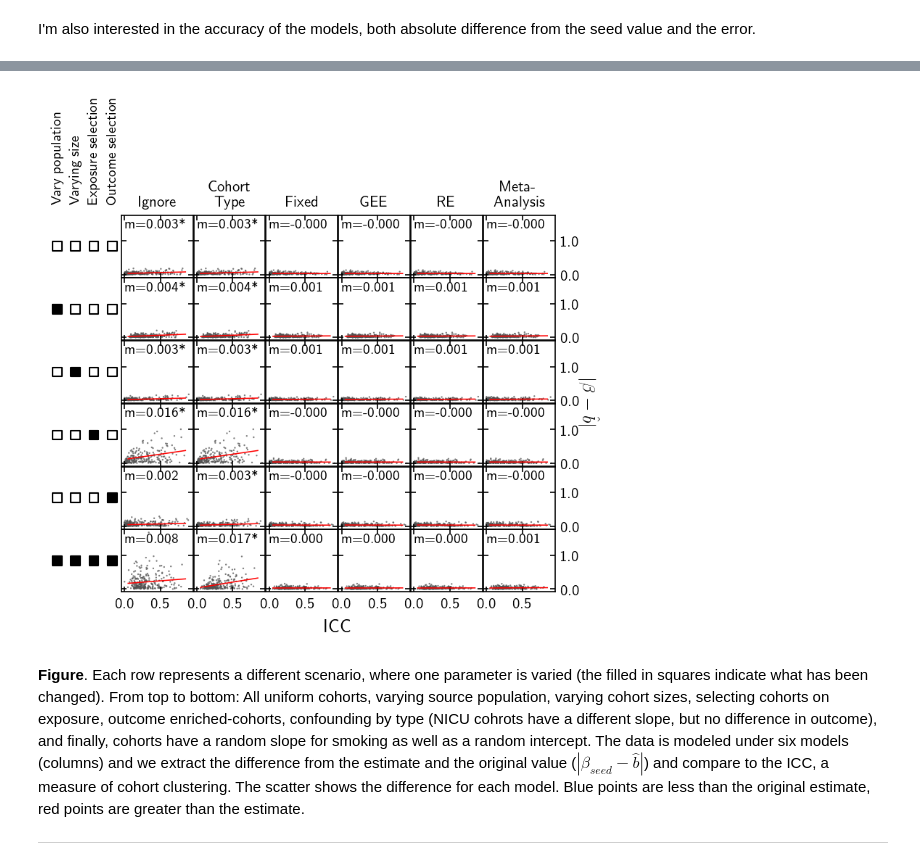
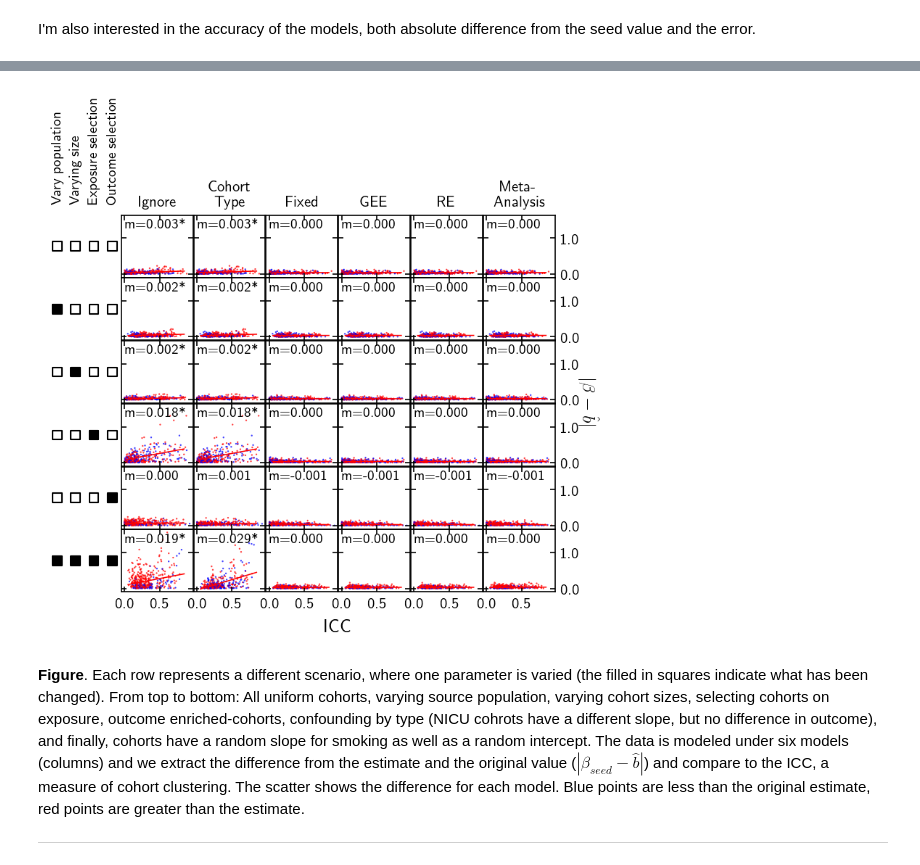
Before and after one commit to jwdebelius/theseus-autopsy, a Jupyter notebook: ipynb/Simulations.ipynb, the cells around one changed output, grey strips where cells are left out. Saved outputs shown, nothing was run; the diff lists cells and outputs as text; code cells hidden in the pictures.

```diff
--- a/ipynb/Simulations.ipynb
+++ b/ipynb/Simulations.ipynb
@@ -285,7 +286,7 @@ def build_years():
     """
     start_ = np.floor(np.random.uniform(low=0, high=18, size=1))
     dur_ = np.round(np.absolute(np.random.normal(1) * 3 + 5), 0)
-    dur_ = min((20 - start_), dur_)
+    dur_ = max(min((20 - start_), dur_), 3)
 
     return {'min_': start_[0], 'max_': (start_ + dur_)[0]}
 # %%
@@ -1399,6 +1400,6 @@ So, now that we've demonstrated the ability to simulate data, let's try applying
 # %% [markdown]
 Then, we can undertake a series of simulation trials, varying  a single parameter. We'll start by selecting a number of simulation trails to run for each ICC, effect size, and scenario.
 # %%
-num_sim = 15
+num_sim = 25
 print(f'We will perform {num_sim} trials per scenario, ICC, and effect size strata')
 # %% [output]
@@ -1538,3 +1550,11 @@ scenario_codes = [0, 1, 2, 4, 8, 15]
 ## Evil Trees
 # %% [markdown]
 In an earlier iteration, I also had a figure I described as the "evil tree" figure, which was the 95% confidence interval for different estimates and whether they were significant vs the ICC
+# %%
+uniform_params['include'] = \
+    ((uniform_params['ci_lo'] <= uniform_params['seed_effect']) & \
+     (uniform_params['ci_hi'] >= uniform_params['seed_effect'])) * 1
+
+uniform_params['sig'] = \
+    ((uniform_params['p-value'] < 0.05) |
+    (np.sign(uniform_params['ci_lo']) == np.sign(uniform_params['ci_hi']))) * 1
@@ -1922,9 +1992,10 @@ for i, scenario in enumerate(scenario_codes):
                                  data=uniform_params,
                                  i=i, scenario=scenario,
                                  j=j, model=model,
+                                 # y='from_ref',
                                  y='abs_diff',
-                                 # hue='sign_diff',
-                                 # palette={-1: 'b', 1: 'r'},
+                                 hue='sign_diff',
+                                 palette={-1: 'b', 1: 'r'},
                                  # palette='viridis',
                                  ax_ref=ax_)
         ax_.set_facecolor('None')
@@ -1940,42 +2011,41 @@ predict_df = pd.DataFrame.from_dict(
           'seed_effect': np.ones(25) * -0.1,
           }
 )
-
-
 bse_fits = dict()
 for scenario, ax_r in zip(*(scenario_codes, axes)):
     for ax, model in zip(*(ax_r, tech_order)):
         # if not ((model == 'ignore') & (scenario == 0)):
             # continue
         m1 = _plot_regression_one_level(
             ax_=ax,
             data=uniform_params,
             scenario=scenario,
             model=model,
             predict_df=predict_df,
             formula='abs_diff ~ icc2 + C(seed_effect)',
             # text_kws=dict(va='top'),
             ref_scale=0.05,
             line_kws=dict(color='r'),
-            yscale=0.95,
-            text_kws=dict(va='top'),
+            yscale=0.95,# - 0.9 * (model in {'meta'}),
+            text_kws=dict(va={'meta': 'top'}.get(model, 'top')),
             sig_alpha=0.05/35,
             )
         bse_fits[(scenario, model)] = m1
 
 plot_ref_scatter(fig=fig, gs=gs, scenarios=scenarios_lo_var, check_mark='s')
 
 ax_l = fig.add_subplot(gs[:, 1:], facecolor='None')
 ax_l.set_ylabel('$| \\beta - \hat{b}|$', size=12, rotation=-90, va='bottom', labelpad=30)
 ax_l.yaxis.set_label_position('right')
 ax_l.set_xlabel('ICC', size=12, labelpad=18)
 ax_l.xaxis.set_tick_params(bottom=False, labelbottom=False, top=False, labeltop=False, length=0, labelsize=0)
 ax_l.yaxis.set_tick_params(bottom=False, labelbottom=False, top=False, labeltop=False, length=0, labelsize=0)
 sn.despine(ax=ax_l, left=True, right=True, top=True, bottom=True)
 
+# fig.savefig('/Users/jwd/Desktop/accuracy_no_reg.png', dpi=150, facecolor='w')
 fig
 # %% [output]
-[figure, old version]
+[figure, new version]
 # %% [markdown]
 **Figure**. Each row represents a different scenario, where one parameter is varied (the filled in squares indicate what has been changed). From top to bottom: All uniform cohorts, varying source population, varying cohort sizes, selecting cohorts on exposure, outcome enriched-cohorts, confounding by type (NICU cohrots have a different slope, but no difference in outcome), and finally, cohorts have a random slope for smoking as well as a random intercept. The data is modeled under six models (columns) and we extract the difference from the estimate and the original value ($|\beta_{seed} - \hat{b}|$) and compare to the ICC, a measure of cohort clustering. The scatter shows the difference for each model. Blue points are less than the original estimate, red points are greater than the estimate.
 
```
Also changed, not shown: parts of 15 cells of this notebook.
